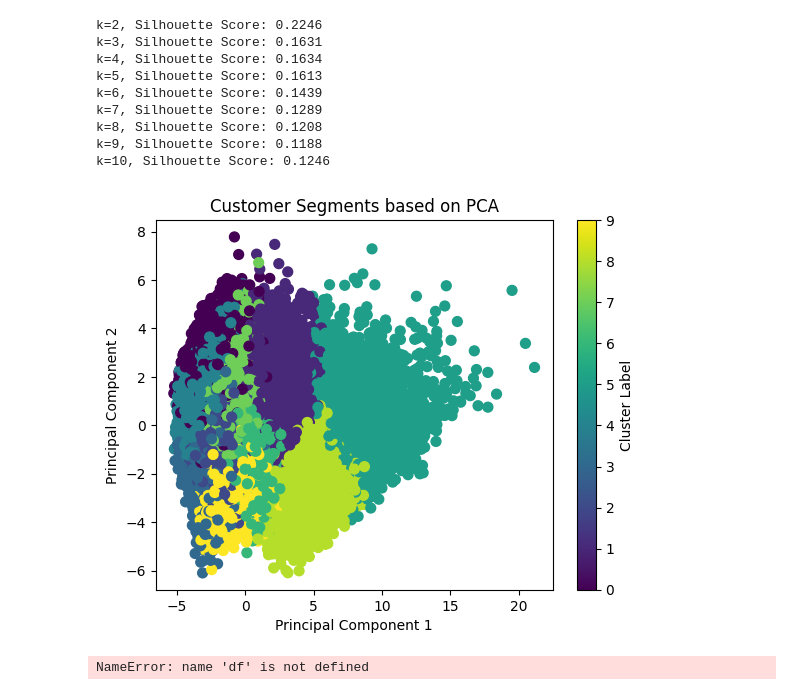
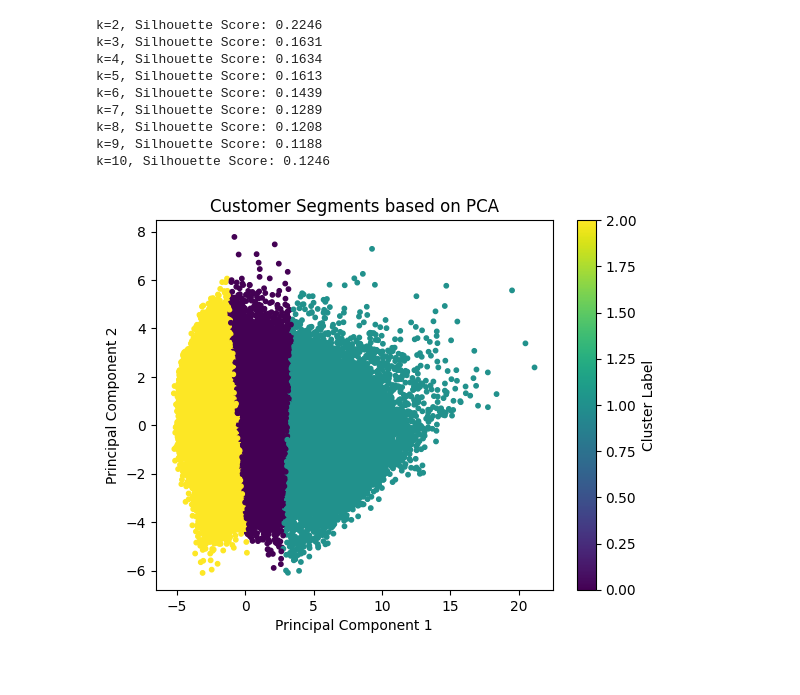
Before and after one commit to V33rapat/instacart-customer-segmentation, a Jupyter notebook: src/modeling/model_clustering.ipynb, the cells around one changed output. Drawn from its saved outputs; the diff is of its cells as text; code cells hidden in the pictures.

Commit message:
fix: update n_clusters

```diff
--- a/src/modeling/model_clustering.ipynb
+++ b/src/modeling/model_clustering.ipynb
@@ -131,17 +142,20 @@ k=10, Silhouette Score: 0.1246
 # สร้าง PCA
 pca = PCA(n_components=2)
 X_pca = pca.fit_transform(X_scaled)
+# %%
+# สร้างคลัสเตอร์ด้วย KMeans
+kmeans = KMeans(n_clusters=3, random_state=42)
+clusters = kmeans.fit_predict(X_pca)
 # %%
 # พลอตกราฟเพื่อดูการกระจายของคลัสเตอร์ในมิติของ PCA
-plt.scatter(X_pca[:,0], X_pca[:,1], c=model.labels_, cmap='viridis', s=50)
+plt.scatter(X_pca[:,0], X_pca[:,1], c=clusters, cmap='viridis', s=10)
 plt.xlabel('Principal Component 1')
 plt.ylabel('Principal Component 2')
 plt.title('Customer Segments based on PCA')
 plt.colorbar(label='Cluster Label')
 plt.show()
 # %% [output]
-[figure, old version]
+[figure, new version]
 # %%
-df_user_features['cluster'] = model.labels_
+df_user_features_summary = df_user_features.copy()
+df_user_features_summary['cluster'] = clusters
-# %% [output]
-NameError: name 'df' is not defined
```
Also changed, not shown: parts of 3 cells of this notebook.
